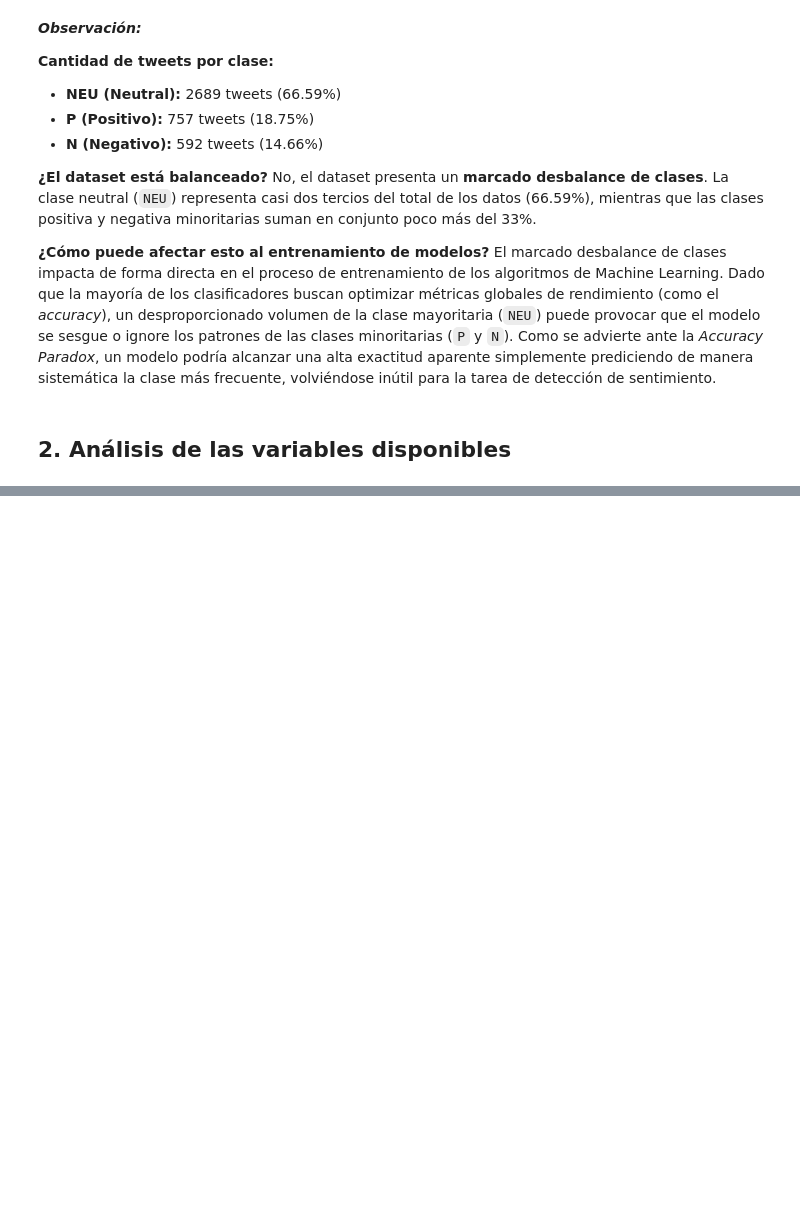
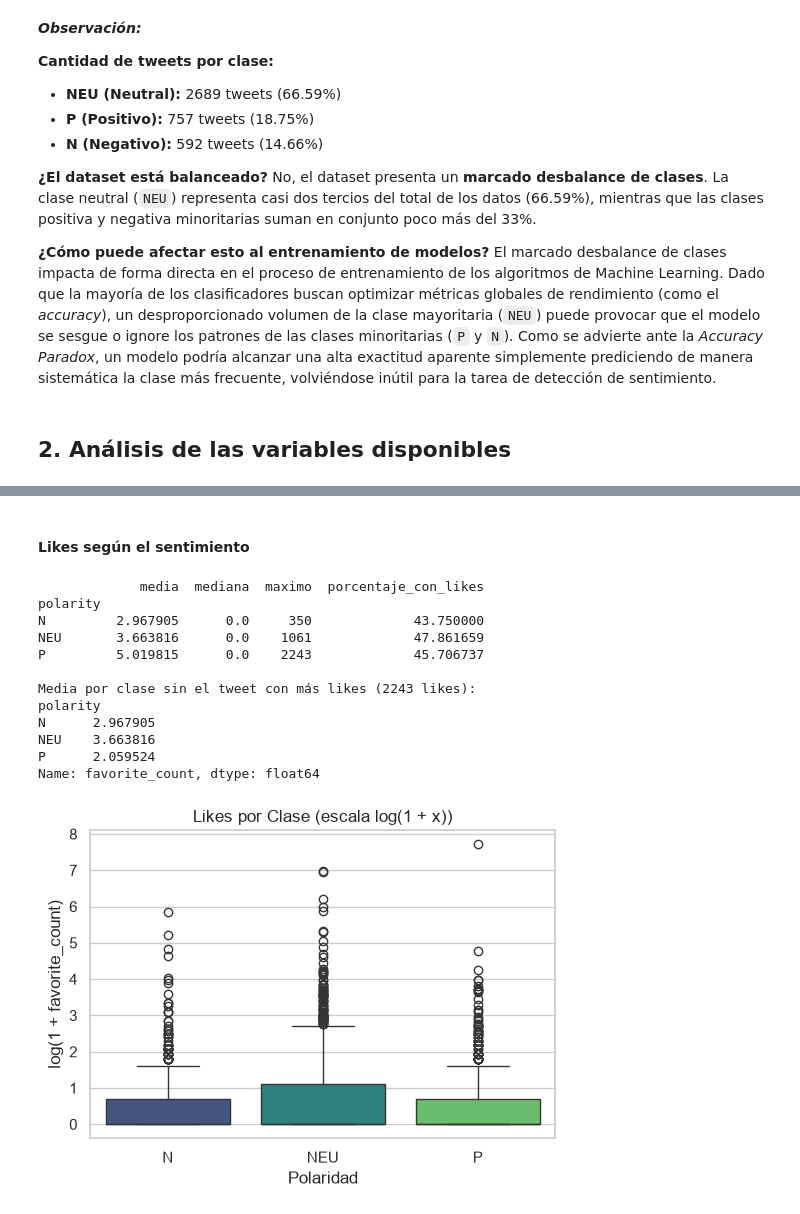
Before and after one commit to Barlita03/TP-CienciasDeDatos, a Jupyter notebook: TP1_CdD.ipynb, the cells around one changed output, grey strips where cells are left out. Cells and saved outputs as stored; diff of their text form; code cells hidden in the pictures; blank space fills up the shorter version.

```diff
--- a/TP1_CdD.ipynb
+++ b/TP1_CdD.ipynb
@@ -113,0 +223,38 @@ Name: proportion, dtype: float64
+# %% [markdown]
+#### Likes según el sentimiento
+# %%
+# Media, mediana, máximo y porcentaje de tweets con al menos un like, por clase
+resumen_likes = df.groupby('polarity')['favorite_count'].agg(
+    media='mean',
+    mediana='median',
+    maximo='max',
+    porcentaje_con_likes=lambda s: (s > 0).mean() * 100
+)
+print(resumen_likes)
+
+# Media por clase sin el tweet con más likes, para ver cuánto pesa un solo valor extremo
+df_sin_maximo = df[df['favorite_count'] < df['favorite_count'].max()]
+print(f"\nMedia por clase sin el tweet con más likes ({df['favorite_count'].max()} likes):")
+print(df_sin_maximo.groupby('polarity')['favorite_count'].mean())
+
+# Boxplot de los likes por clase, en escala logarítmica
+plt.figure(figsize=(6, 4))
+sns.boxplot(x='polarity', y=np.log1p(df['favorite_count']), hue='polarity', data=df, palette='viridis', legend=False)
+plt.title('Likes por Clase (escala log(1 + x))')
+plt.xlabel('Polaridad')
+plt.ylabel('log(1 + favorite_count)')
+plt.show()
+# %% [output]
+             media  mediana  maximo  porcentaje_con_likes
+polarity
+N         2.967905      0.0     350             43.750000
+NEU       3.663816      0.0    1061             47.861659
+P         5.019815      0.0    2243             45.706737
+
+Media por clase sin el tweet con más likes (2243 likes):
+polarity
+N      2.967905
+NEU    3.663816
+P      2.059524
+Name: favorite_count, dtype: float64
+[figure, added]
```
Also changed, not shown: parts of 15 cells of this notebook, 8 other files.
